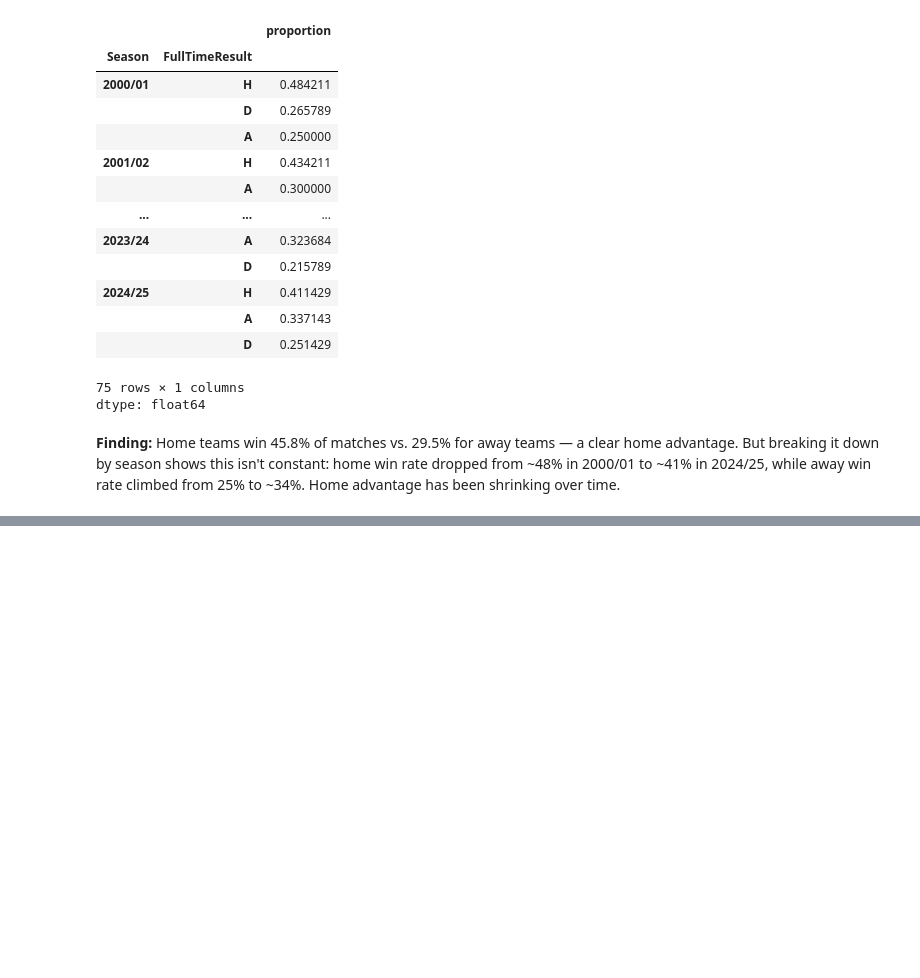
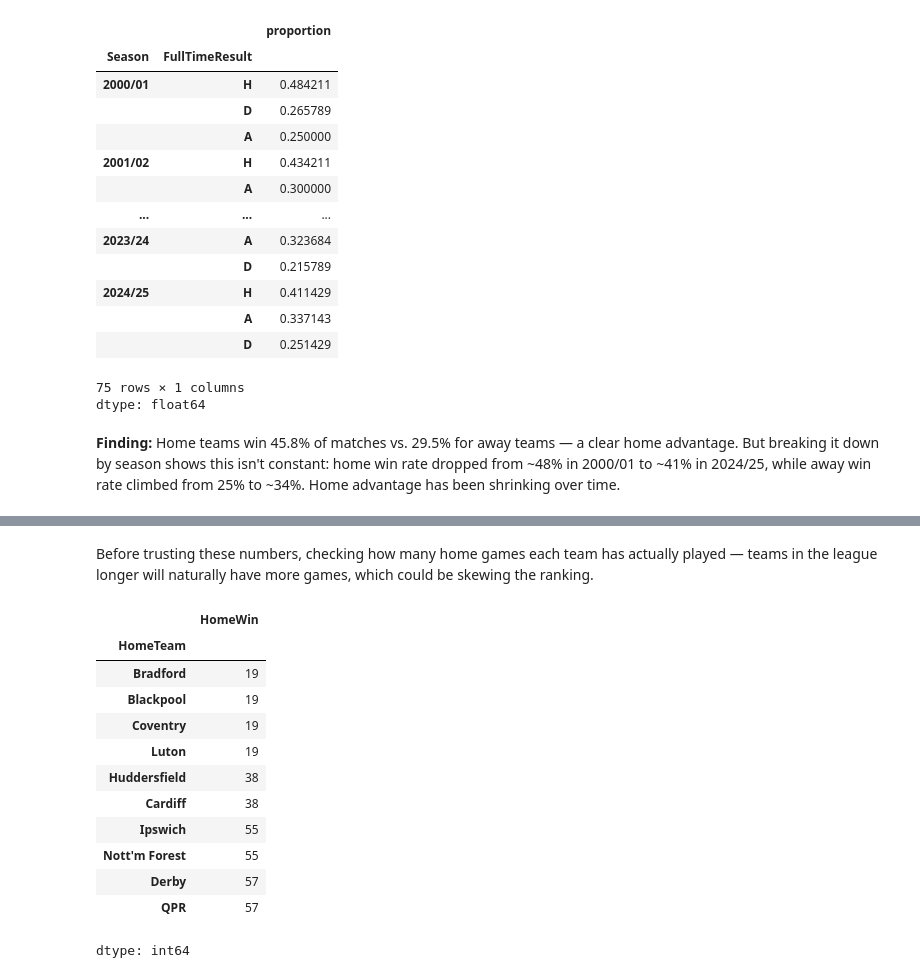
Before and after one commit to azizdaim/epl-data-analysis, a Jupyter notebook: epl_eda.ipynb, the cells around one changed output, grey strips where cells are left out. Cells and saved outputs as stored; diff of their text form; code cells hidden in the pictures; blank space fills up the shorter version.

```diff
--- a/epl_eda.ipynb
+++ b/epl_eda.ipynb
@@ -79,0 +103,21 @@ advantage has been shrinking over time.
+# %% [markdown]
+Before trusting these numbers, checking how many home games each
+team has actually played — teams in the league longer will
+naturally have more games, which could be skewing the ranking.
+# %%
+games_played = df.groupby('HomeTeam')['HomeWin'].count().sort_values()
+games_played.head(10)
+# %% [output]
+|  | HomeWin |
+| HomeTeam |  |
+| Bradford | 19 |
+| Blackpool | 19 |
+| Coventry | 19 |
+| Luton | 19 |
+| Huddersfield | 38 |
+| Cardiff | 38 |
+| Ipswich | 55 |
+| Nott'm Forest | 55 |
+| Derby | 57 |
+| QPR | 57 |
+dtype: int64
```
Also changed, not shown: parts of 6 cells of this notebook.
